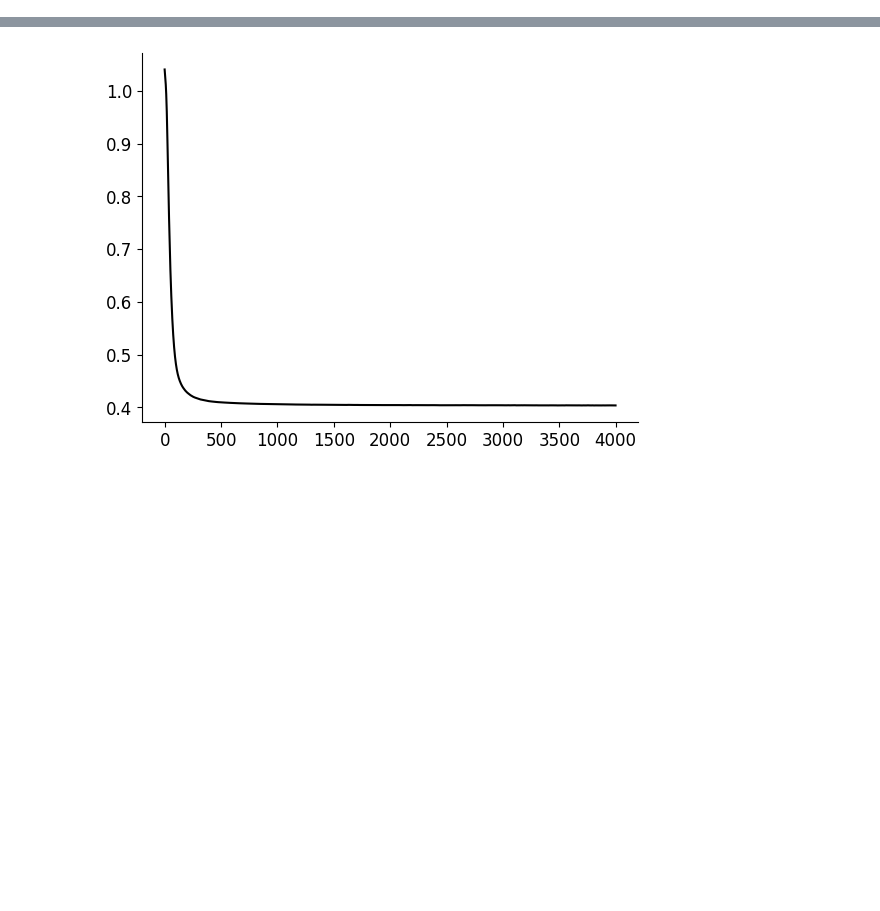
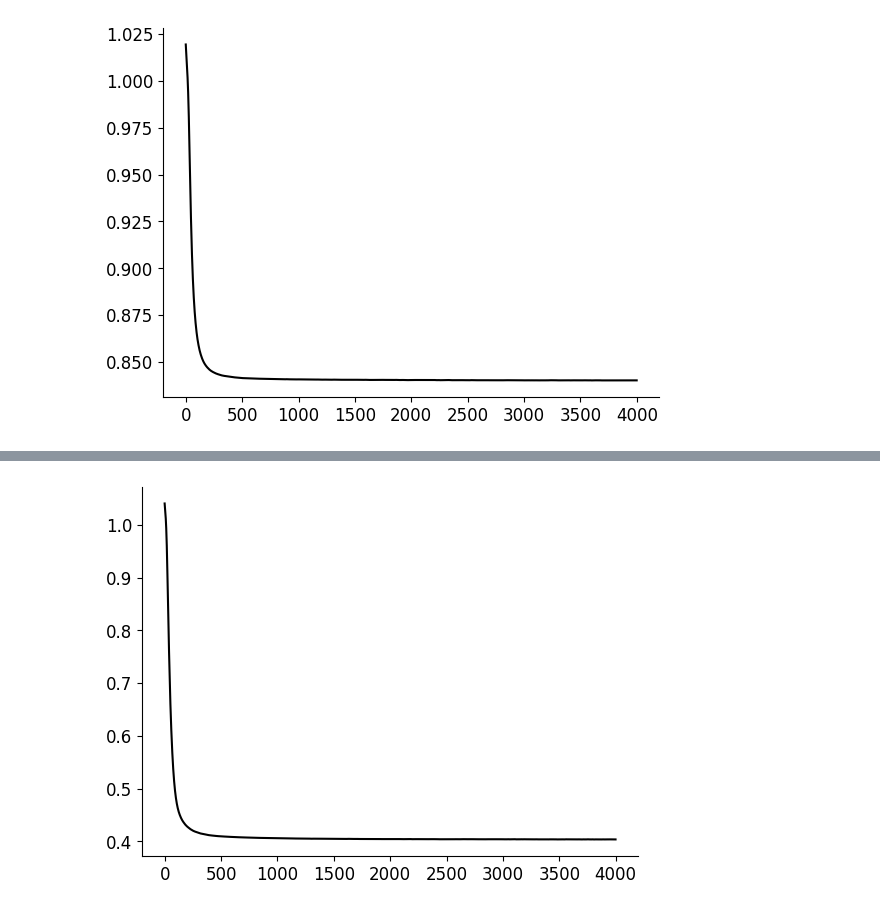
Before and after one commit to Milstein-Lab/CA1-interneuron-GLM, a Jupyter notebook: Clean_notebooks_to_date/SST_three_type_clustering_slicetca.ipynb, the cells around one changed output, grey strips where cells are left out. Cells and saved outputs as stored; diff of their text form; code cells hidden in the pictures; blank space fills up the shorter version.

Commit message:
plotting_things

```diff
--- a/Clean_notebooks_to_date/SST_three_type_clustering_slicetca.ipynb
+++ b/Clean_notebooks_to_date/SST_three_type_clustering_slicetca.ipynb
@@ -87,0 +146,7 @@ r_dict_licks_resid = get_r_list(residual_activity_dict_SST, factors_dict_SST, da
+# %%
+model_20_EC_raw_x00 = get_the_tca_model(residual_activity_dict_EC, components=(0,20,0))
+save_path = '/Users/michaelfinch/CA1-interneuron-GLM/datasets/all_cells_truncated_EC_model.pkl'
+with open(save_path, 'wb') as f:
+    pickle.dump(model_20_EC_raw_x00, f)
+# %% [output]
+[figure, added]
```
Also changed, not shown: parts of 8 cells of this notebook, 11 other files.
